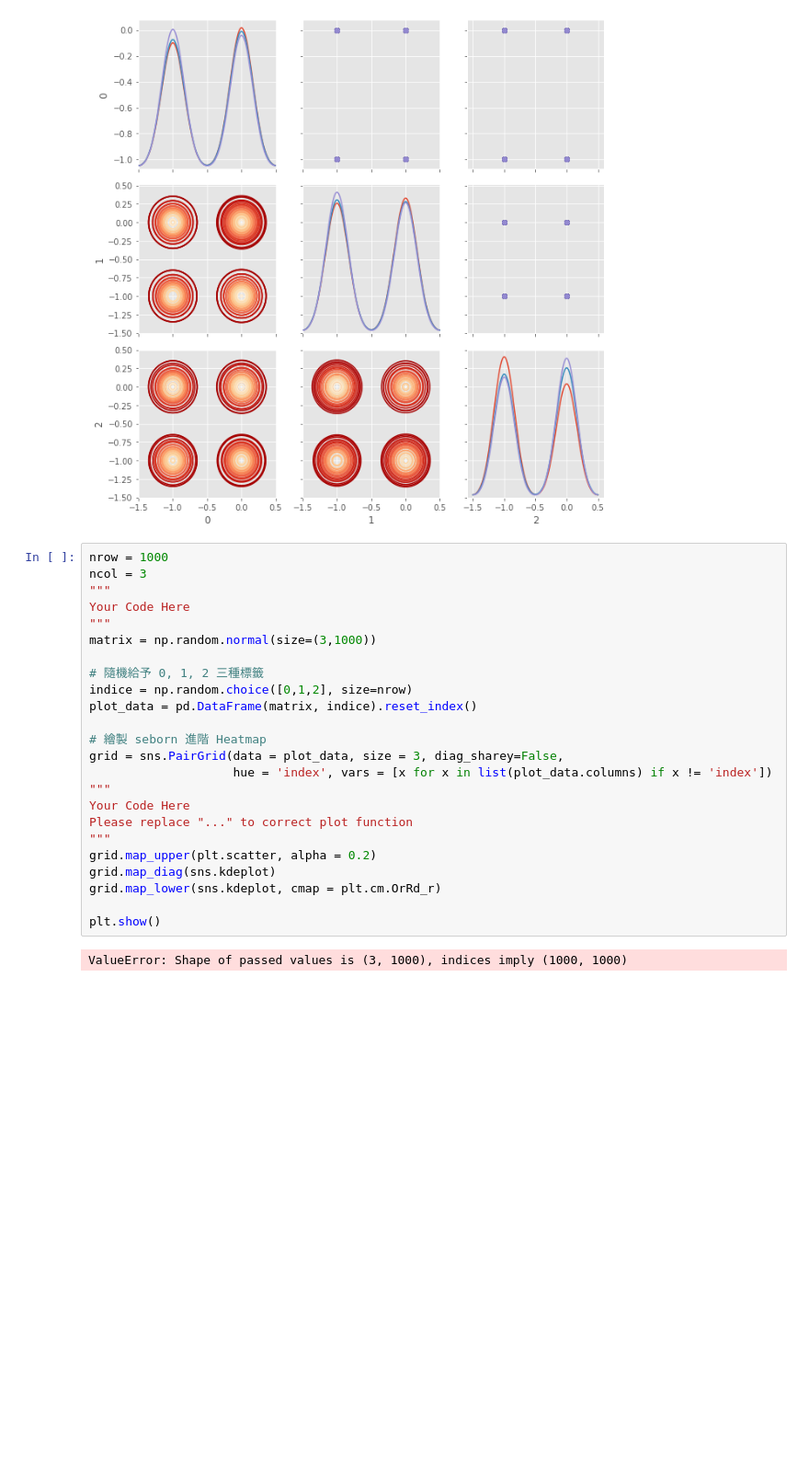
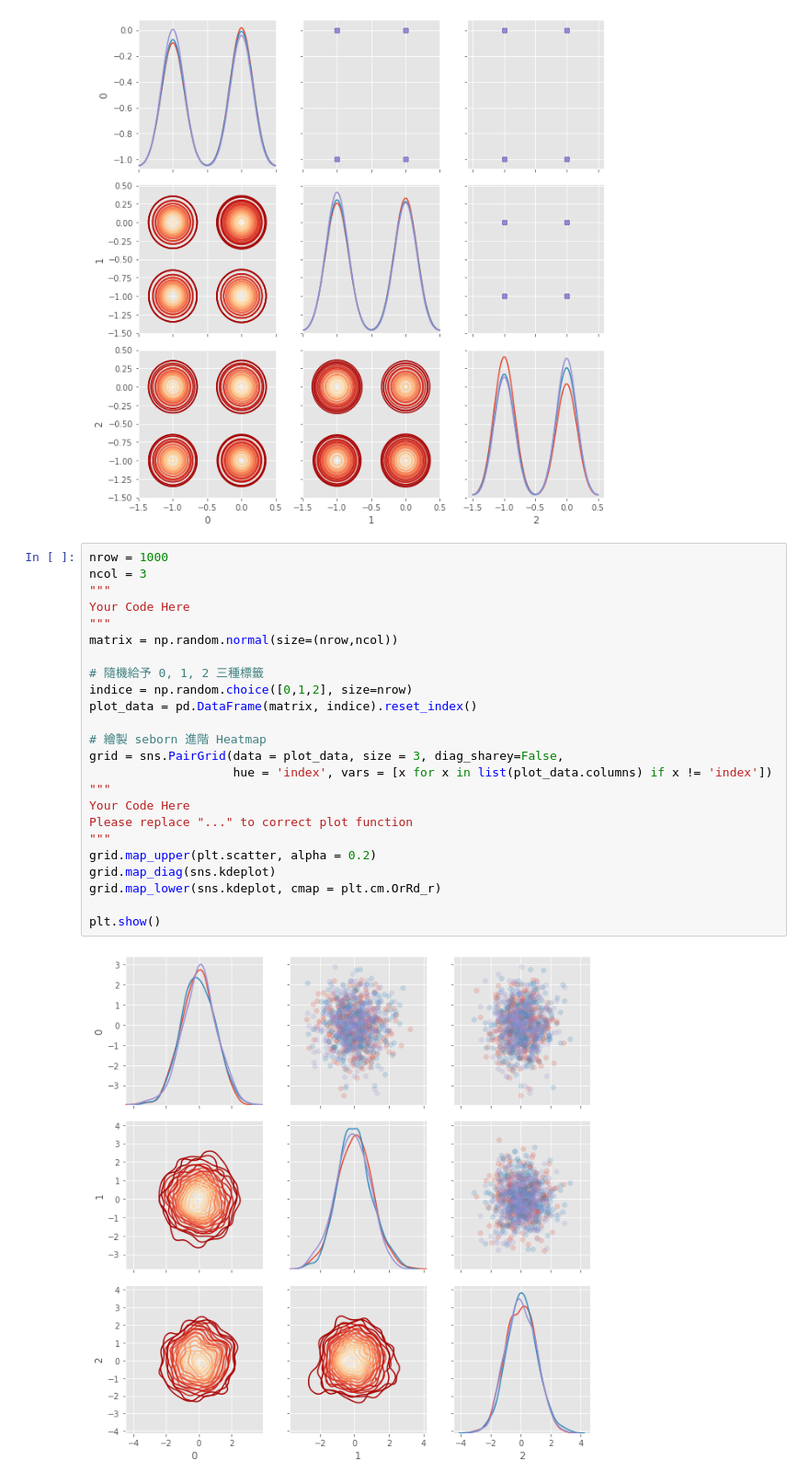
Before and after one commit to HsiaoHsuanLu/4th_ML100Days, a Jupyter notebook: homework/Day_020_HW.ipynb, the cells around one changed output. Shown at 92% size. Drawn from its saved outputs; the diff is of its cells as text; blank space fills up the shorter version.

```diff
--- a/homework/Day_020_HW.ipynb
+++ b/homework/Day_020_HW.ipynb
@@ -67,26 +67,26 @@ plt.show()
 # %%
 nrow = 1000
 ncol = 3
 """
 Your Code Here
 """
-matrix = np.random.normal(size=(3,1000))
+matrix = np.random.normal(size=(nrow,ncol))
 
 # 隨機給予 0, 1, 2 三種標籤
 indice = np.random.choice([0,1,2], size=nrow)
 plot_data = pd.DataFrame(matrix, indice).reset_index()
 
 # 繪製 seborn 進階 Heatmap
 grid = sns.PairGrid(data = plot_data, size = 3, diag_sharey=False,
                     hue = 'index', vars = [x for x in list(plot_data.columns) if x != 'index'])
 """
 Your Code Here
 Please replace "..." to correct plot function
 """
 grid.map_upper(plt.scatter, alpha = 0.2)
 grid.map_diag(sns.kdeplot)
 grid.map_lower(sns.kdeplot, cmap = plt.cm.OrRd_r)
 
 plt.show()
 # %% [output]
-ValueError: Shape of passed values is (3, 1000), indices imply (1000, 1000)
+[figure, added]
```
Also changed, not shown: 3 other files.
